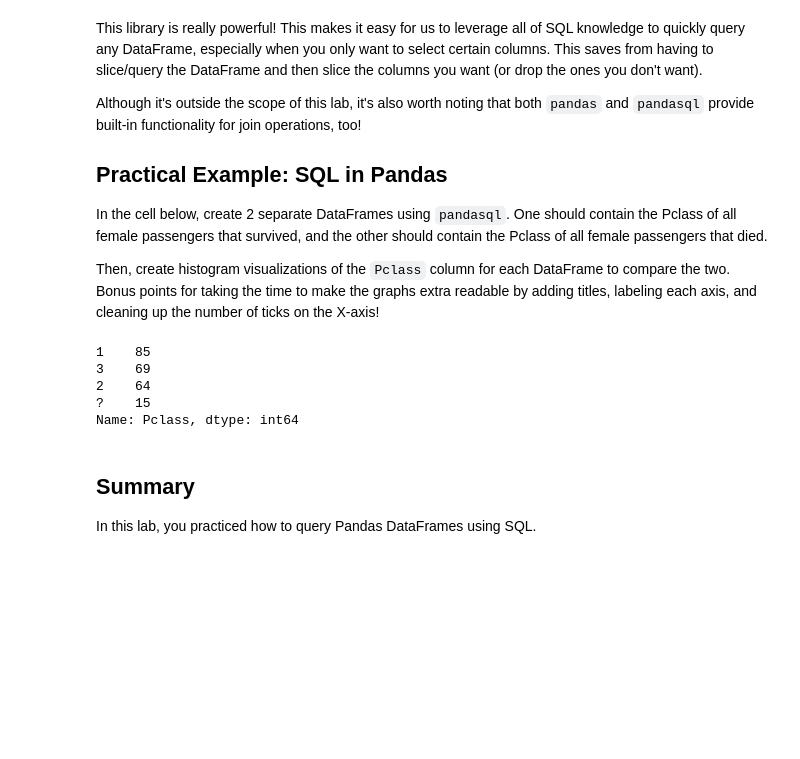
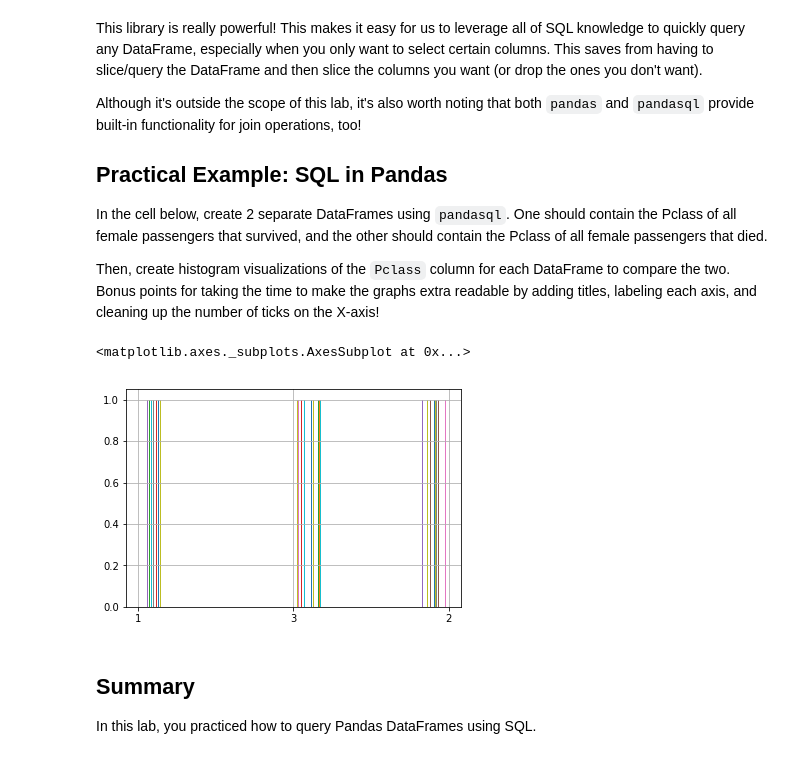
Before and after one commit to ortsed/dsc-using-sql-with-pandas-lab-dc-ds-career-042219, a Jupyter notebook: index.ipynb, the cells around one changed output. Drawn from its saved outputs; the diff is of its cells as text; code cells hidden in the pictures; blank space fills up the shorter version.

```diff
--- a/index.ipynb
+++ b/index.ipynb
@@ -301,20 +301,17 @@ df.drop()
 # %%
 # Write your queries in these variables to keep your code well-formatted and readable
 q3 = """Select Pclass from df where Sex='female' and Survived=1 """
 q4 = """ Select Pclass from df where sex='female' and Survived = 0"""
 
 survived_females_by_pclass_df = pysqldf(q3)
 died_females_by_pclass_df = pysqldf(q3)
 
 # Create and label the histograms for each below!
 #survived_females_by_pclass_df.Pclass.head()
-died_females_by_pclass_df.Pclass.value_counts()
+died_females_by_pclass_df.Pclass.hist()
 # %% [output]
-1    85
-3    69
-2    64
-?    15
-Name: Pclass, dtype: int64
+<matplotlib.axes._subplots.AxesSubplot at 0x...>
+[figure, added]
 # %% [markdown]
 ## Summary
 
```
Also changed, not shown: parts of 2 cells of this notebook.
